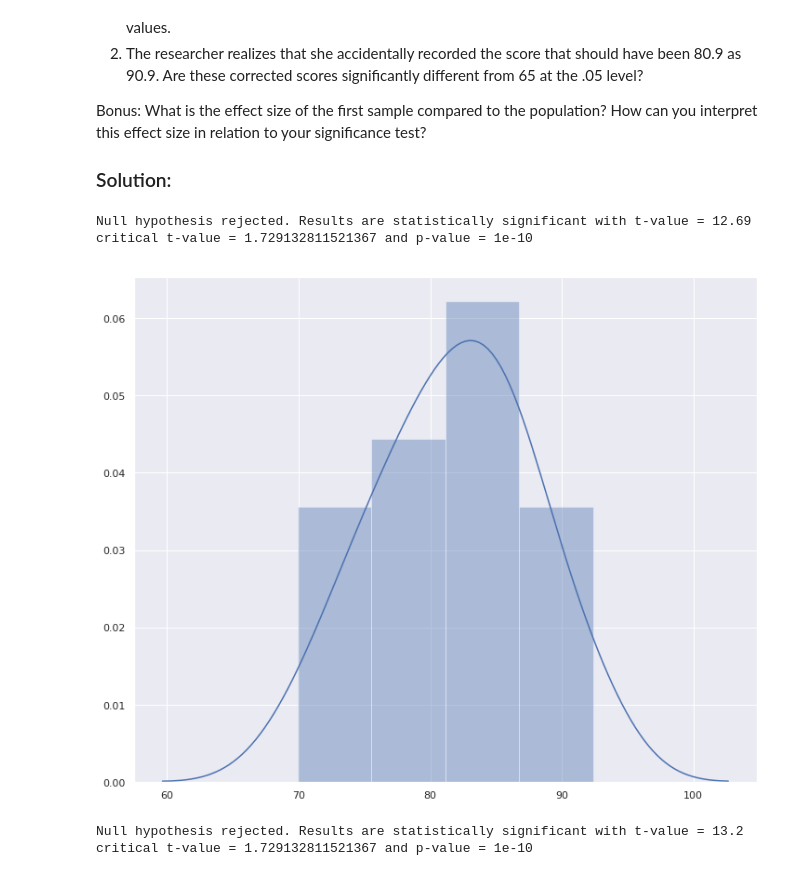
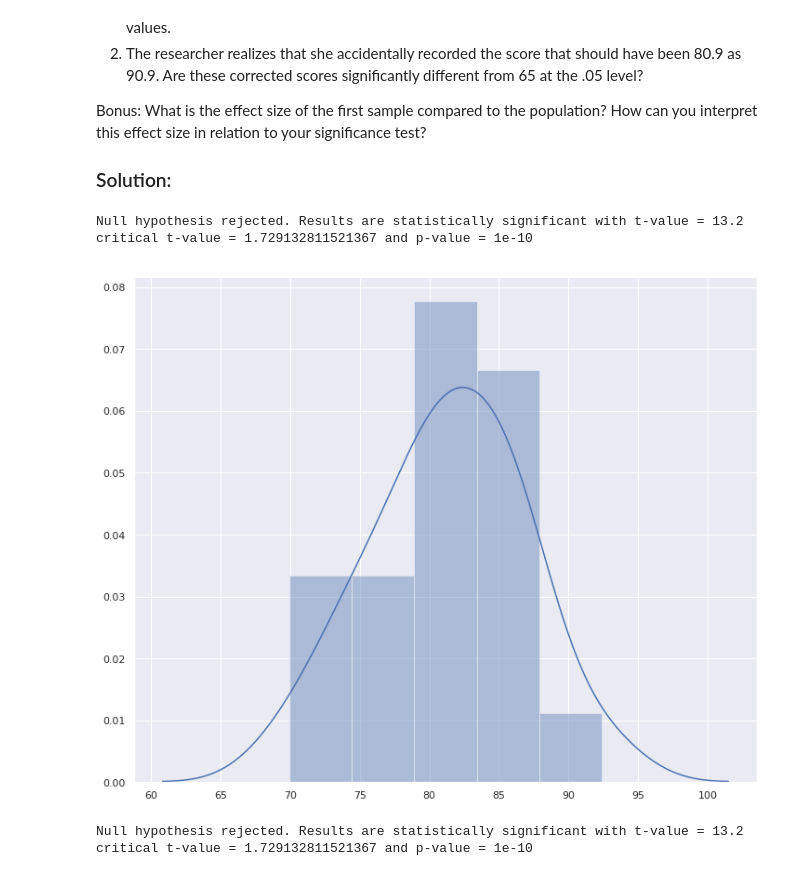
Before and after one commit to minnaf/dsc-one-sample-t-tests-lab-nyc-ds-060319, a Jupyter notebook: index.ipynb, the cells around one changed output. Drawn from its saved outputs; the diff is of its cells as text; code cells hidden in the pictures.

```diff
--- a/index.ipynb
+++ b/index.ipynb
@@ -69,12 +69,12 @@ Bonus: What is the effect size of the first sample compared to the population? H
 
 ### Solution:
 # %%
-sample = np.array([84.0, 92.4, 74.3, 79.4, 86.7, 75.3, 90.9, 86.1, 81.0, 85.1,
+sample = np.array([84.0, 92.4, 74.3, 79.4, 86.7, 75.3, 80.9, 86.1, 81.0, 85.1,
   78.7, 73.5, 86.9, 87.4, 82.7, 81.9, 69.9, 77.2, 79.3, 83.3])
 one_sample_ttest(sample, 65, 0.05)
 # %% [output]
-Null hypothesis rejected. Results are statistically significant with t-value = 12.69 critical t-value = 1.729132811521367 and p-value = 1e-10
+Null hypothesis rejected. Results are statistically significant with t-value = 13.2 critical t-value = 1.729132811521367 and p-value = 1e-10
-[figure, old version]
+[figure, new version]
 # %%
 # %% [output]
 Null hypothesis rejected. Results are statistically significant with t-value = 13.2 critical t-value = 1.729132811521367 and p-value = 1e-10
```
